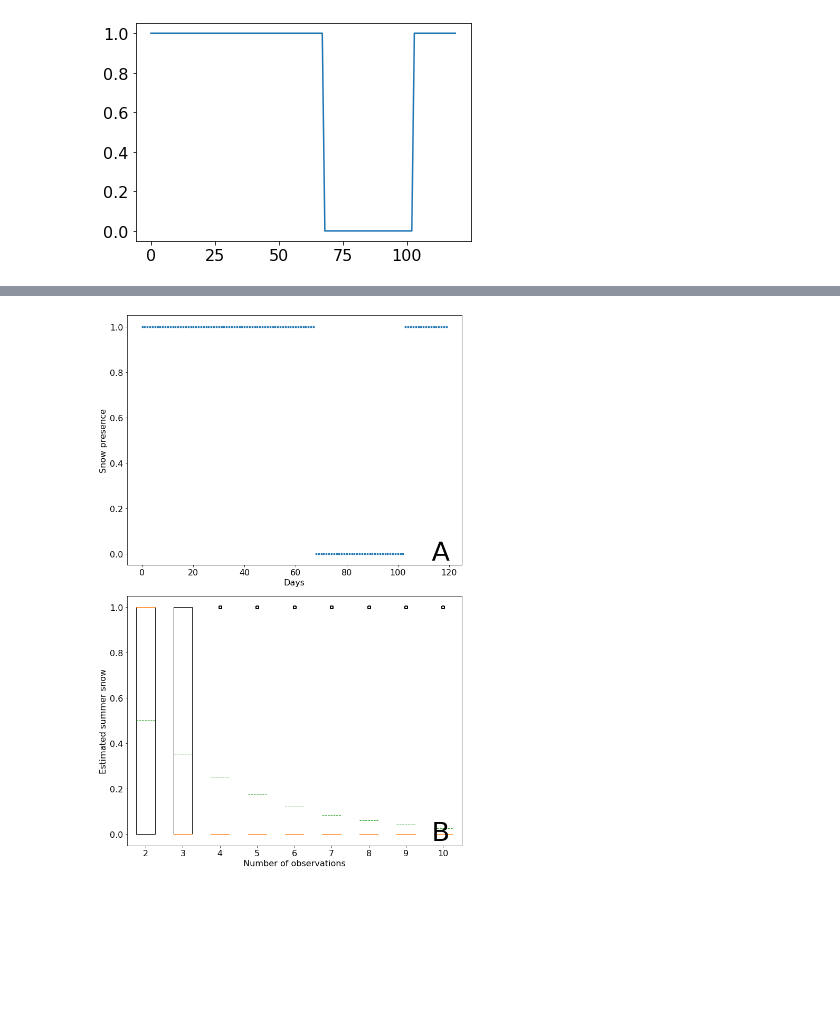
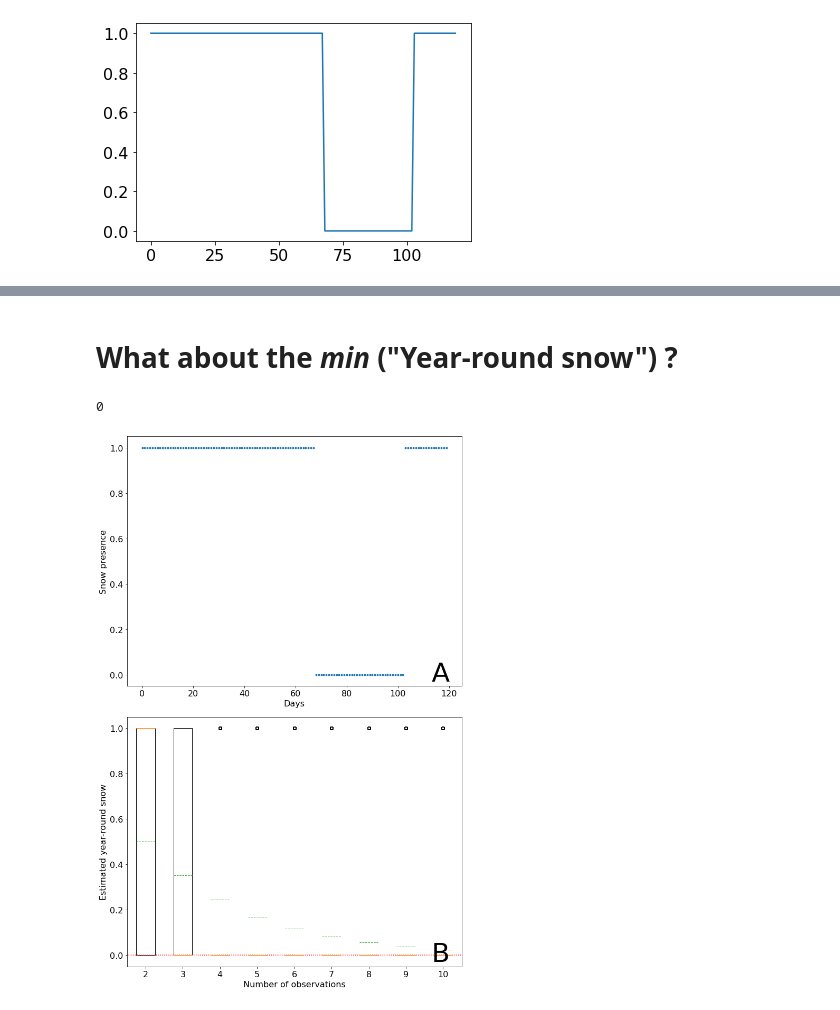
Before and after one commit to sgascoin/notebooks, a Jupyter notebook: RandomSamplingUsingQuantile.ipynb, the cells around one changed output, grey strips where cells are left out. Saved outputs shown, nothing was run; the diff lists cells and outputs as text; code cells hidden in the pictures; blank space fills up the shorter version.

```diff
--- a/RandomSamplingUsingQuantile.ipynb
+++ b/RandomSamplingUsingQuantile.ipynb
@@ -80,0 +81,32 @@ False
+# %%
+N=10000;
+maxObservation=10;
+
+fullRand=numpy.zeros((N,maxObservation));
+
+for n in range(N):
+    randPoint=numpy.random.permutation(y)
+    for j in range(maxObservation):
+      fullRand[n,j]=numpy.mean(randPoint[:(j+1)])
+# %%
+plt.rcParams['font.size'] = '16'
+
+fig, (ax0,ax1) = plt.subplots(2,1, figsize=(10,15))
+ax0.plot(y,'.')
+
+ax0.set_ylabel("Snow presence")
+ax0.set_xlabel("Days")
+ax0.annotate('A', xy=get_axis_limits(ax0),fontsize=50)
+
+ax1.boxplot(fullRand, meanline=True, showmeans=True)
+ax1.plot([0.75,12.25],[trueAvereage,trueAvereage],color='r',linestyle='dotted',label='true average ')
+
+ax1.set_ylabel("Estimated summer snow")
+ax1.set_xlabel("Number of observations")
+
+ax1.set_xlim(1.5,10.5)
+ax1.annotate('B', xy=get_axis_limits(ax1),fontsize=50)
+
+
+fig.tight_layout()
+plt.show()
@@ -81,3 +115,10 @@ False
+# %% [markdown]
+# What about the *min* ("Year-round snow") ?
+# %%
+trueMin=int(numpy.min(y,))
+trueMin
+# %% [output]
+0
 # %%
 N=10000;
 maxObservation=10;
@@ -91,24 +132,24 @@ for n in range(N):
 # %%
 plt.rcParams['font.size'] = '16'
 
 fig, (ax0,ax1) = plt.subplots(2,1, figsize=(10,15))
 ax0.plot(y,'.')
 
 ax0.set_ylabel("Snow presence")
 ax0.set_xlabel("Days")
 ax0.annotate('A', xy=get_axis_limits(ax0),fontsize=50)
 
 ax1.boxplot(fullRand, meanline=True, showmeans=True)
-#ax1.plot([0.75,12.25],[trueAvereage,trueAvereage],color='r',label='true average ')
+ax1.plot([0.75,12.25],[trueMin,trueMin],color='r',linestyle='dotted',label='true average ')
 
-ax1.set_ylabel("Estimated summer snow")
+ax1.set_ylabel("Estimated year-round snow")
 ax1.set_xlabel("Number of observations")
 
 ax1.set_xlim(1.5,10.5)
 ax1.annotate('B', xy=get_axis_limits(ax1),fontsize=50)
 
 
 fig.tight_layout()
 plt.show()
 # %% [output]
-[figure, old version]
+[figure, new version]
```
Also changed, not shown: parts of 3 cells of this notebook.
